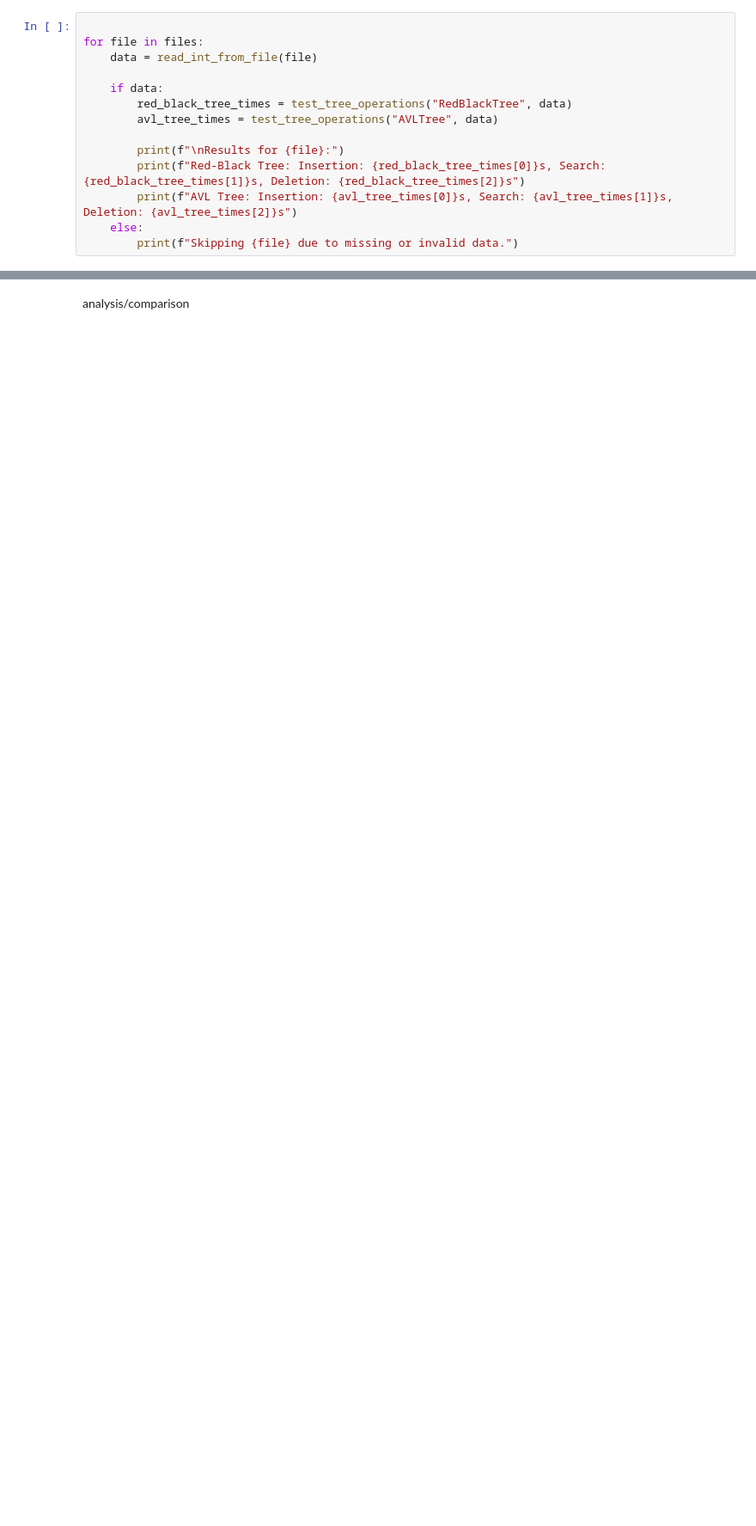
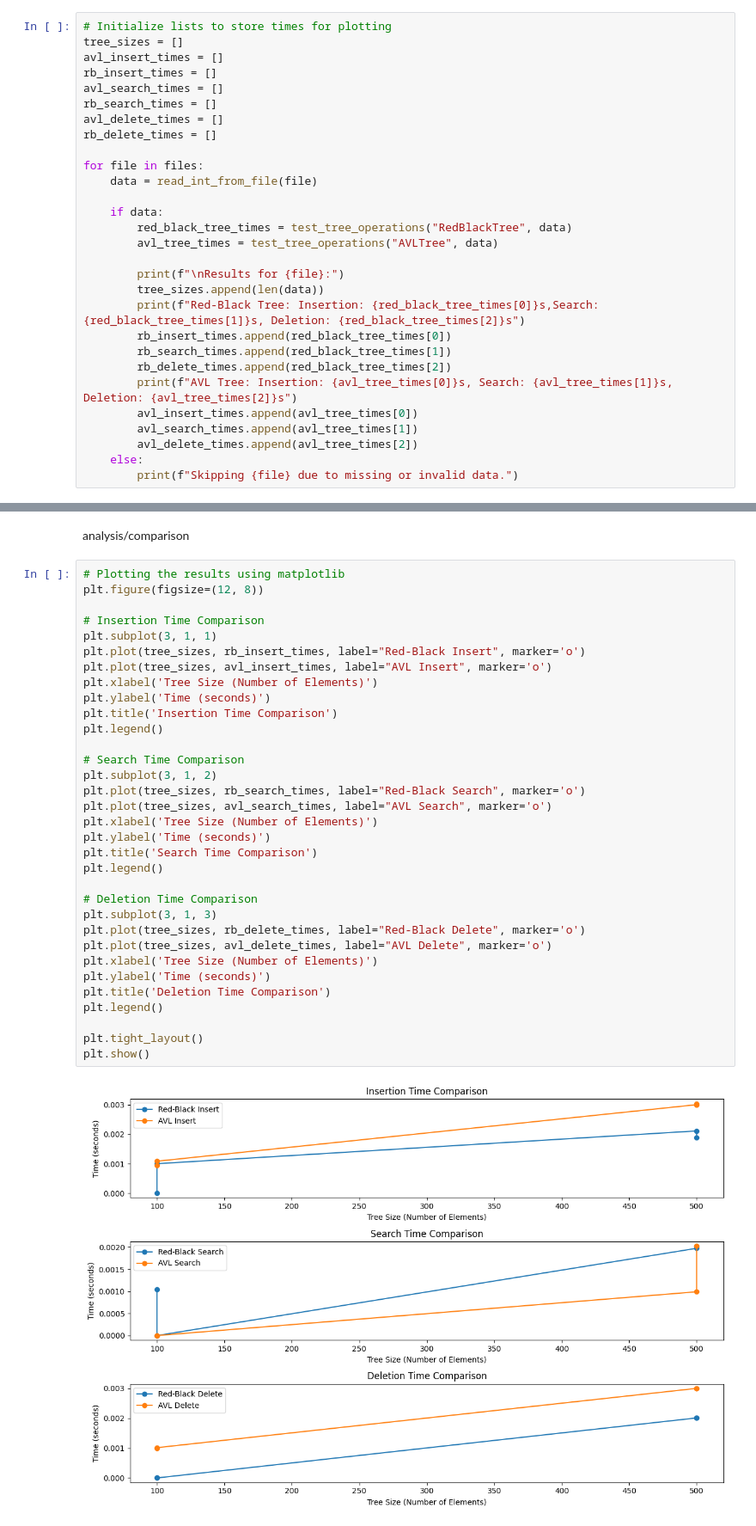
Before and after one commit to k-leonard/CS-351, a Jupyter notebook: analysis.ipynb, the cells around one changed output, grey strips where cells are left out. Shown: that part at 86% size. Drawn from its saved outputs; the diff is of its cells as text; blank space fills up the shorter version.

```diff
--- a/analysis.ipynb
+++ b/analysis.ipynb
@@ -79,6 +90,14 @@ def test_tree_operations(tree_type:str, data):
 # %% [markdown]
 results
 # %%
+# Initialize lists to store times for plotting
+tree_sizes = []
+avl_insert_times = []
+rb_insert_times = []
+avl_search_times = []
+rb_search_times = []
+avl_delete_times = []
+rb_delete_times = []
 
 for file in files:
     data = read_int_from_file(file)
@@ -88,8 +107,15 @@ for file in files:
         avl_tree_times = test_tree_operations("AVLTree", data)
 
         print(f"\nResults for {file}:")
-        print(f"Red-Black Tree: Insertion: {red_black_tree_times[0]}s, Search: {red_black_tree_times[1]}s, Deletion: {red_black_tree_times[2]}s")
+        tree_sizes.append(len(data))
+        print(f"Red-Black Tree: Insertion: {red_black_tree_times[0]}s,Search: {red_black_tree_times[1]}s, Deletion: {red_black_tree_times[2]}s")
+        rb_insert_times.append(red_black_tree_times[0])
+        rb_search_times.append(red_black_tree_times[1])
+        rb_delete_times.append(red_black_tree_times[2])
         print(f"AVL Tree: Insertion: {avl_tree_times[0]}s, Search: {avl_tree_times[1]}s, Deletion: {avl_tree_times[2]}s")
+        avl_insert_times.append(avl_tree_times[0])
+        avl_search_times.append(avl_tree_times[1])
+        avl_delete_times.append(avl_tree_times[2])
     else:
         print(f"Skipping {file} due to missing or invalid data.")
 # %% [output]
@@ -97,2 +139,37 @@ Step 1 Complete for 100_ordered_numbers.txt
 # %% [markdown]
 analysis/comparison
+# %%
+# Plotting the results using matplotlib
+plt.figure(figsize=(12, 8))
+
+# Insertion Time Comparison
+plt.subplot(3, 1, 1)
+plt.plot(tree_sizes, rb_insert_times, label="Red-Black Insert", marker='o')
+plt.plot(tree_sizes, avl_insert_times, label="AVL Insert", marker='o')
+plt.xlabel('Tree Size (Number of Elements)')
+plt.ylabel('Time (seconds)')
+plt.title('Insertion Time Comparison')
+plt.legend()
+
+# Search Time Comparison
+plt.subplot(3, 1, 2)
+plt.plot(tree_sizes, rb_search_times, label="Red-Black Search", marker='o')
+plt.plot(tree_sizes, avl_search_times, label="AVL Search", marker='o')
+plt.xlabel('Tree Size (Number of Elements)')
+plt.ylabel('Time (seconds)')
+plt.title('Search Time Comparison')
+plt.legend()
+
+# Deletion Time Comparison
+plt.subplot(3, 1, 3)
+plt.plot(tree_sizes, rb_delete_times, label="Red-Black Delete", marker='o')
+plt.plot(tree_sizes, avl_delete_times, label="AVL Delete", marker='o')
+plt.xlabel('Tree Size (Number of Elements)')
+plt.ylabel('Time (seconds)')
+plt.title('Deletion Time Comparison')
+plt.legend()
+
+plt.tight_layout()
+plt.show()
+# %% [output]
+[figure, added]
```
Also changed, not shown: parts of 4 cells of this notebook, 15 other files.
